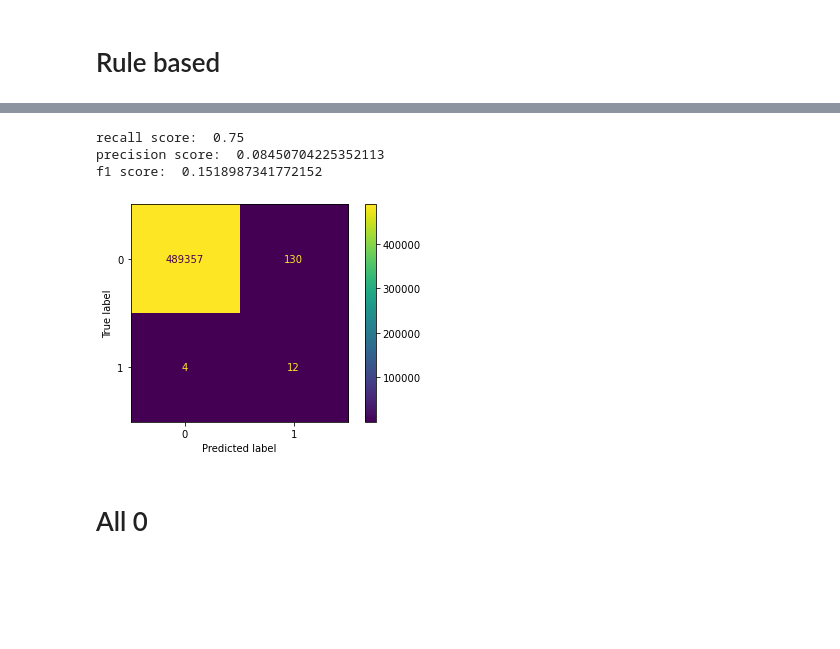
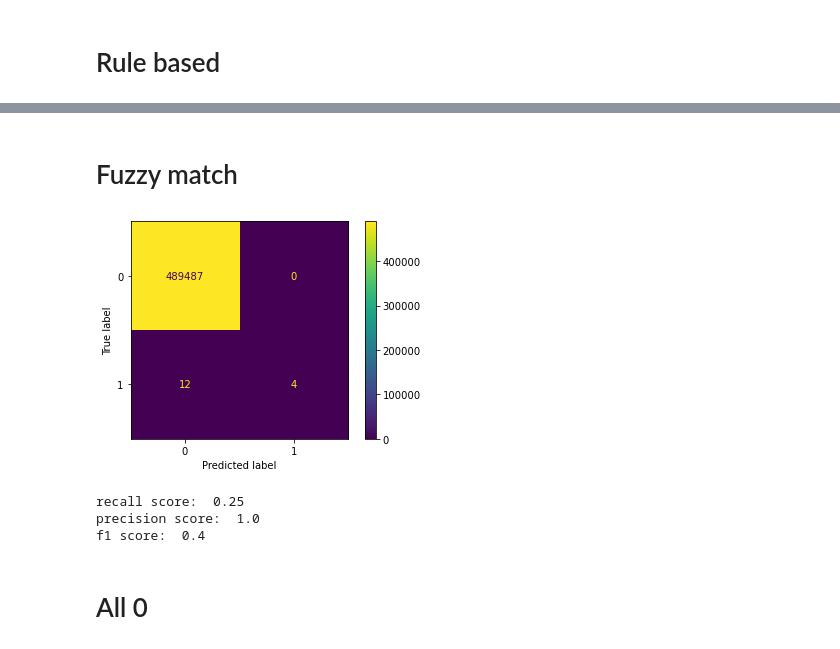
Before and after one commit to Basvdbrink1998/Entry-linking-in-18th-century-VOC-slave-archives, a Jupyter notebook: Annotation/Benchmarks.ipynb, the cells around one changed output, grey strips where cells are left out. Saved outputs shown, nothing was run; the diff lists cells and outputs as text; code cells hidden in the pictures; blank space fills up the shorter version.

Commit message:
Improved visualization of results

```diff
--- a/Annotation/Benchmarks.ipynb
+++ b/Annotation/Benchmarks.ipynb
@@ -117,7 +156,6 @@ See the caveats in the documentation: https://pandas.pydata.org/pandas-docs/stab
 # %%
-pred = []
-for x in X_test:
-    if (x == 1.).sum() >= 4:
-        pred.append(1)
-    else:
-        pred.append(0)
+def exact_match(X_test):
+    pred = []
+    for x in X_test:
+        pred.append((x == 1.).sum())
+    return np.array(pred)/X_test.shape[1]
@@ -140,0 +162,3 @@ plt.show()
+# %%
+EM = Rule_based_classifier(exact_match)
+pred = EM.predict(X_test, 0.5)
@@ -141,22 +174,18 @@ plt.show()
+# %% [markdown]
+# Fuzzy match
 # %%
-pred = []
-for x in X_test:
-    if (x > 0.7).sum() >= 6:
-        pred.append(1)
-    else:
-        pred.append(0)
+def fuzzy_match(X_test):
+    pred = []
+    for x in X_test:
+        pred.append((x > 0.8).sum())
+    return np.array(pred)/X_test.shape[1]
-# %%
-print("recall score: ", recall_score(y_test, pred))
-print("precision score: ", precision_score(y_test, pred))
-print("f1 score: ", f1_score(y_test, pred))
-# %% [output]
-recall score:  0.75
-precision score:  0.08450704225352113
-f1 score:  0.1518987341772152
-# %%
-cm = confusion_matrix(y_test, pred)
-disp = ConfusionMatrixDisplay(confusion_matrix=cm)
-disp.plot()
-plt.show()
-# %% [output]
-[figure, removed]
+# %%
+FM = Rule_based_classifier(fuzzy_match)
+pred = FM.predict(X_test, 1.)
+# %%
+evaluate_prediction(pred, y_test)
+# %% [output]
+[figure, added]
+recall score:  0.25
+precision score:  1.0
+f1 score:  0.4
```
Also changed, not shown: parts of 53 cells of this notebook.
